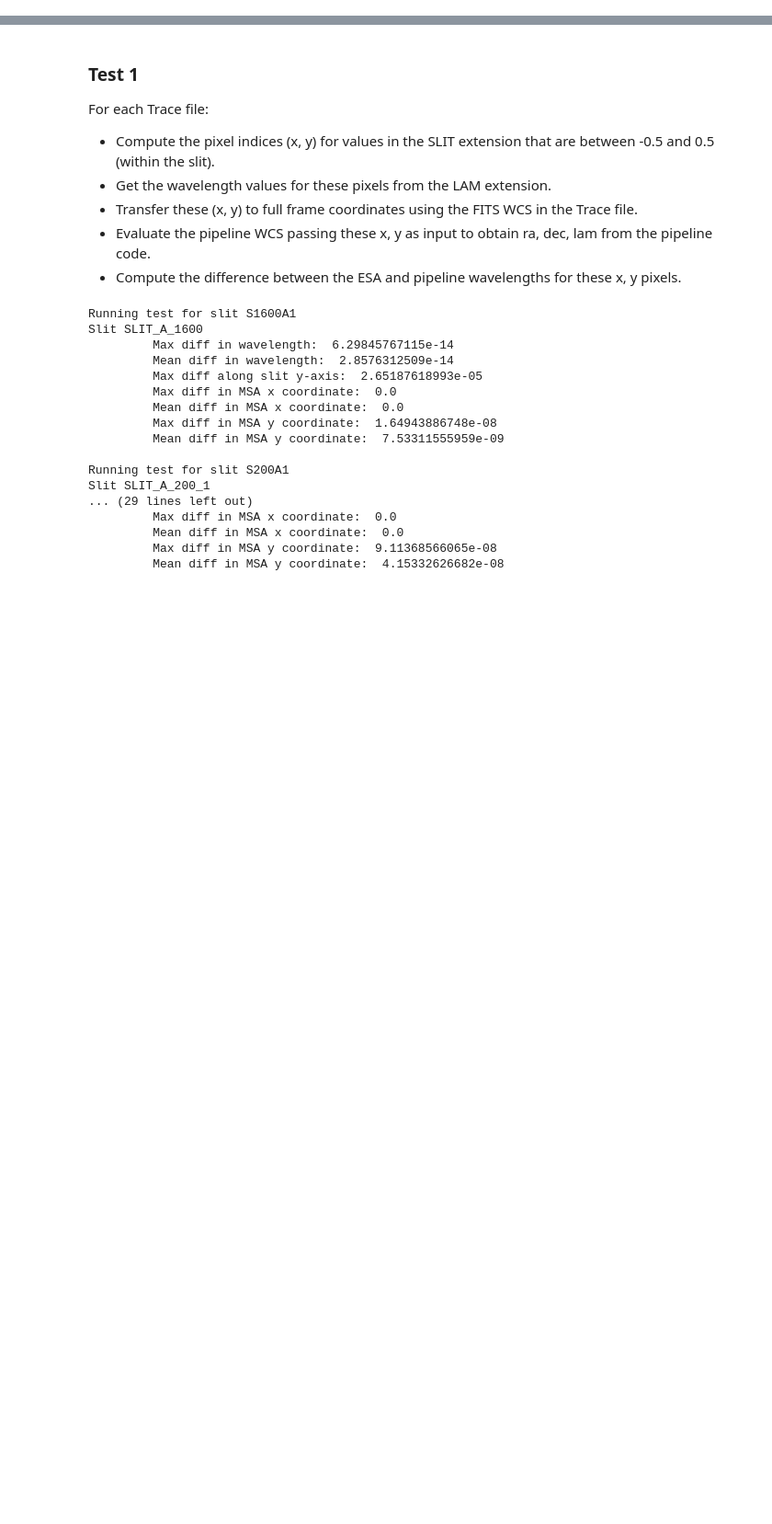
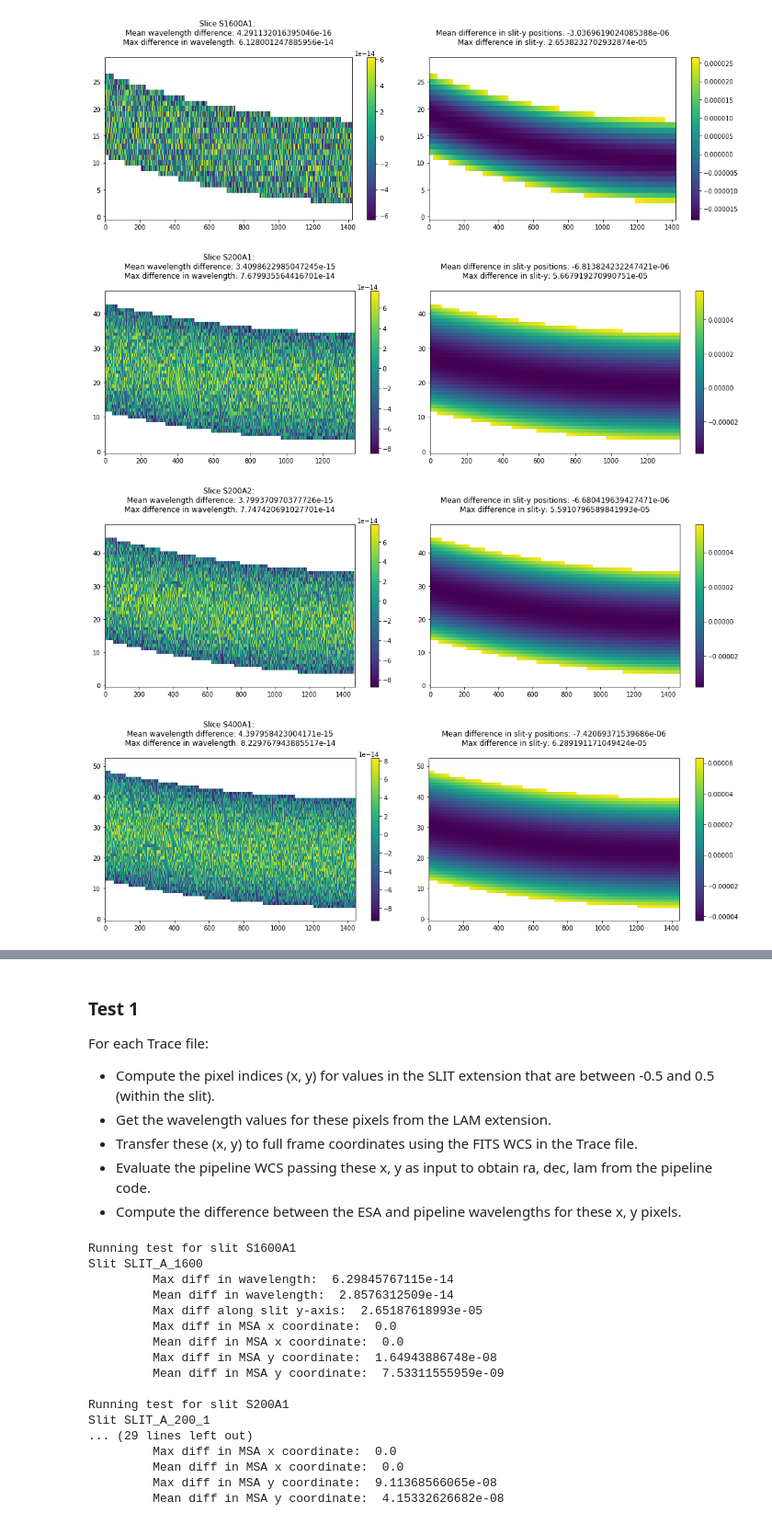
Before and after one commit to nden/nrs_testing, a Jupyter notebook: fs/NRS1_FS.ipynb, the cells around one changed output, grey strips where cells are left out. Shown: that part at 92% size. Cells and saved outputs as stored; diff of their text form; code cells hidden in the pictures; blank space fills up the shorter version.

Commit message:
latest plots

```diff
--- a/fs/NRS1_FS.ipynb
+++ b/fs/NRS1_FS.ipynb
@@ -26,0 +46,74 @@ import test_slits
+# %%
+# Create a list of all TRACE* files from ESA. The files are expected to be in the a subdirectory called "esa".
+esa = glob.glob("esa/*.fits")
+esa.remove("esa/Trace_SLIT_B_200_V84600010001P0000000002101_39547_JLAB88.fits")
+map_slit_names = {'SLIT_A_1600' : 'S1600A1',
+                  'SLIT_A_200_1': 'S200A1',
+                  'SLIT_A_200_2': 'S200A2',
+                  'SLIT_A_400':   'S400A1',
+                  }
+# %%
+im = datamodels.ImageModel('nrs1_fs_assign_wcs.fits')
+# %%
+for trace in esa:
+    # Open the Trace file and ead the extensions
+    tr = fits.open(trace)
+    #tr.info()
+    lam1 = tr[4].data
+    slit1 = tr[5].data
+    msay1 = tr[7].data
+    pyw = wcs.WCS(tr[4].header)
+    slice_id = map_slit_names[tr[0].header['SLITID']]
+    tr.close()
+
+    # Create x, y indices using the Trace WCS
+    y, x =np.mgrid[:lam1.shape[0], : lam1.shape[1]]
+    x1, y1 = pyw.all_pix2world(x+1, y+1, 1) # +1 for 1-based inputs
+
+    # Get the WCS for this particular slice
+    wcs_slice = nirspec.nrs_wcs_set_input(im, slice_id)
+    # Compute ra, dec and lambda
+    ra, dec, lam = wcs_slice(x1, y1)
+    lam *= 10**-6
+
+    # For pixels where lam == NaN, set the value to -1
+    notnan = ~np.isnan(lam)
+    #lam[nanind] = -1
+    #lam1[nanind] = -1
+    #oneind = lam1 == -1
+    #lam[oneind] = -1
+
+    # Compute the difference in wavelength
+    ##diff = np.abs(lam1 - lam)
+    diff = lam1 - lam
+    title = "Slice {}: \n".format(slice_id)
+    title += "Mean wavelength difference: {}\n".format(np.mean(diff[notnan]))
+    title += "Max difference in wavelength: {}\n".format(np.max(diff[notnan]))
+
+    # Compute the difference in slit-y positions
+    detector2slit = wcs_slice.get_transform("detector", "slit_frame")
+    sx, sy, _ = detector2slit(x1, y1)
+    #sy[nanind] = -1
+    #sy[oneind] = -1
+    #slit1[nanind] = -1
+    diffslit = sy - slit1
+    # Plot differences and some statistics
+    titles = "Mean difference in slit-y positions: {}\n".format(np.mean(diffslit[notnan]))
+    titles += "Max difference in slit-y: {}\n".format(np.max(diffslit[notnan]))
+    #print ("SLICE {}".format(slice_id))
+    fig = plt.figure(figsize=(15, 5))
+    ax1 = plt.subplot(1,2,1)
+    i1 = ax1.imshow(diff, aspect='auto')
+    plt.title(title)
+    plt.colorbar(i1, ax=ax1 )
+    ax2 = plt.subplot(1,2,2)
+    i2 = ax2.imshow(diffslit, aspect='auto')
+    plt.title(titles)
+    plt.colorbar(i2, ax=ax2)
+
+    fig.tight_layout()
+# %% [output]
+[figure, added]
+[figure, added]
+[figure, added]
+[figure, added]
```
Also changed, not shown: parts of 12 cells of this notebook.
